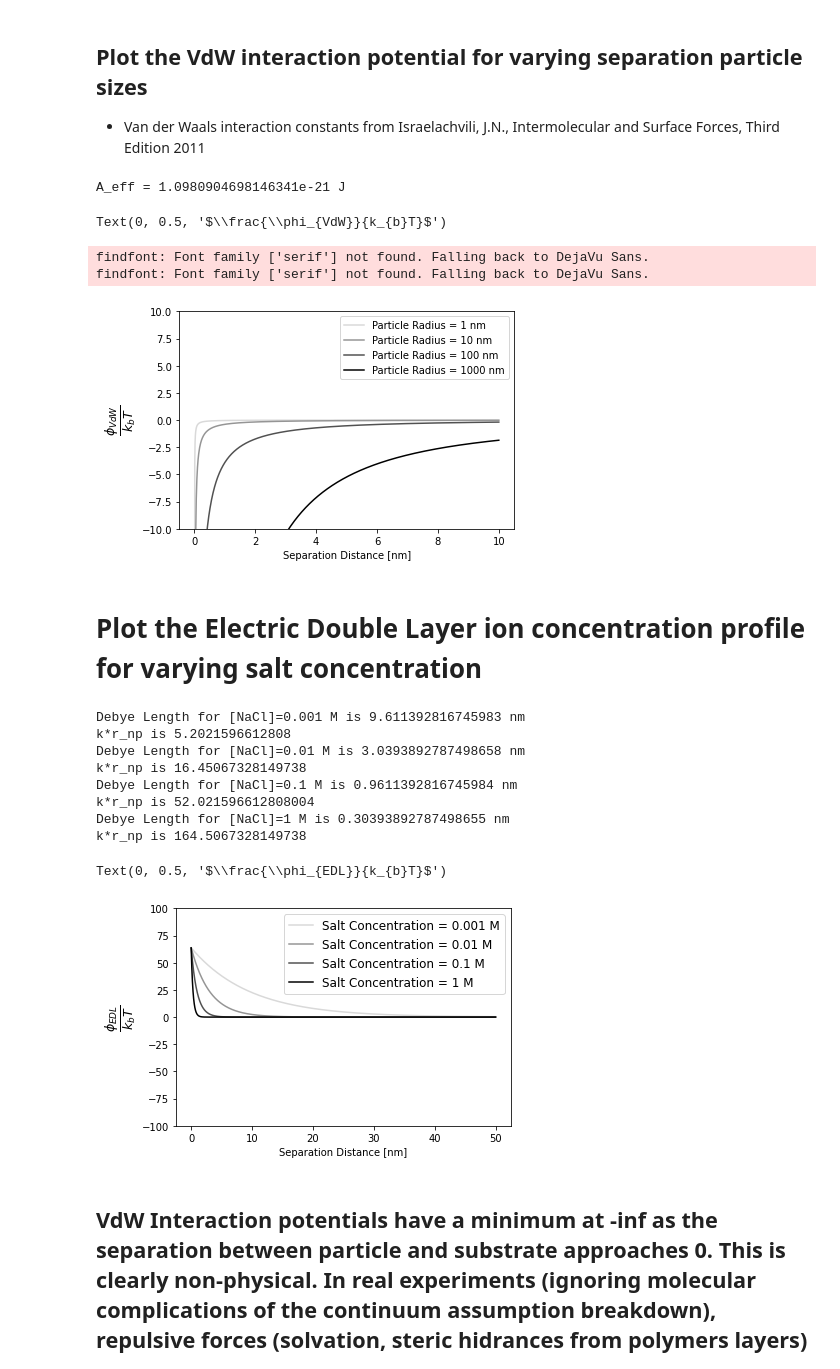
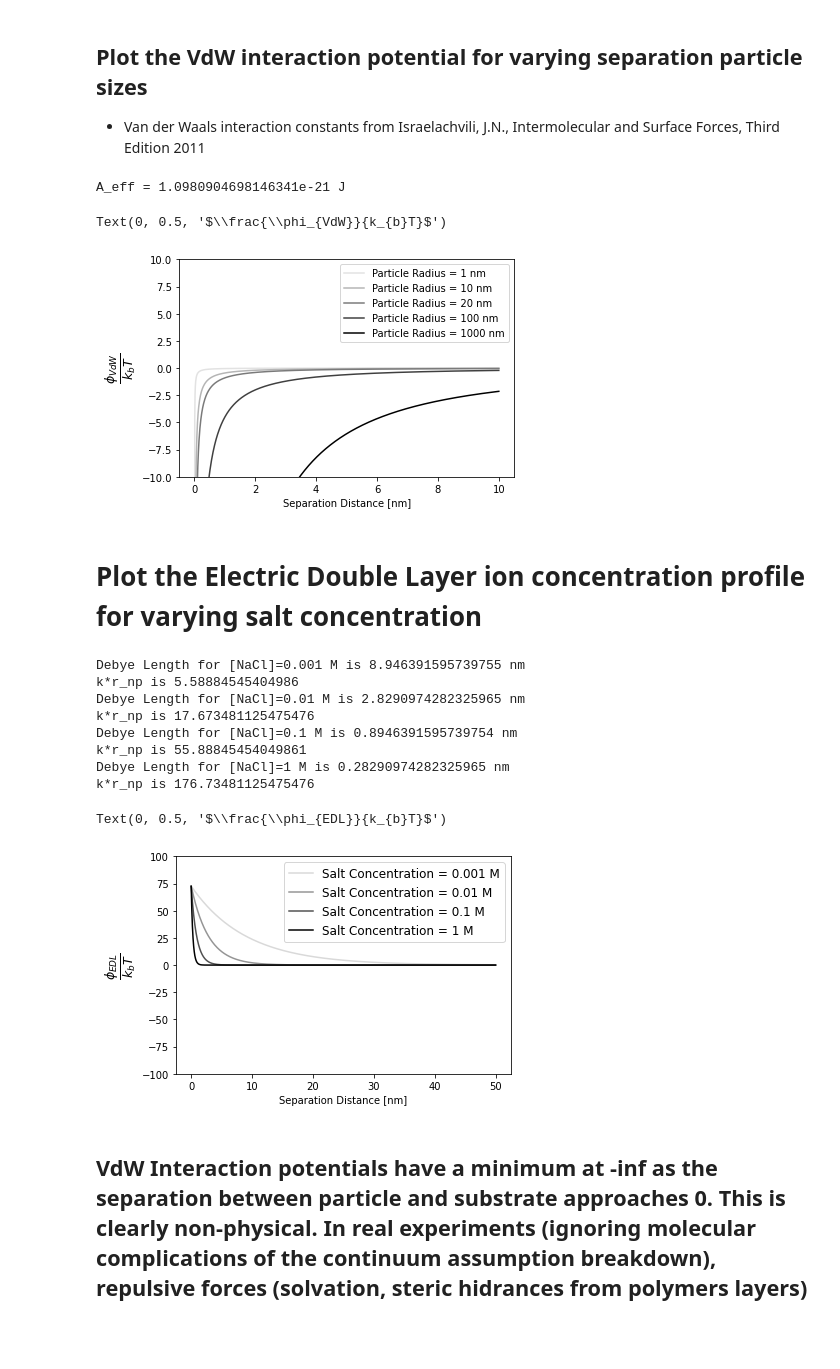
Before and after one commit to mikeboyle321/Macromolecular_Engineering_Nanoparticle_Transport, a Jupyter notebook: Worked_Example_DLVO.ipynb, the cells around one changed output. Cells and saved outputs as stored; diff of their text form; code cells hidden in the pictures; blank space fills up the shorter version.

```diff
--- a/Worked_Example_DLVO.ipynb
+++ b/Worked_Example_DLVO.ipynb
@@ -31,7 +31,7 @@ lambda_char = 100*1E-9 # m, 100 nm characteristic retardation wavelength ~ ioniz
 e_0 = 8.85418782E-12 # F/m
 e_r = 78.4 # relative permittivity of water
 e_coulomb = 1.602176634E-19 # C
-T = 298 # K
+T = 237.15 + 21.04 # K
 Na = 6.022E23 #/mol, Avogadro
 # %% [markdown]
 ## Plot the VdW interaction potential for varying separation particle sizes
@@ -39,36 +39,34 @@ Na = 6.022E23 #/mol, Avogadro
 # %%
 # Define a function for calcuating VdW forces
 def calc_vdw(h_min, h_max, r_np_calc, A_vdw, lambda_ion):
   h_calc = np.linspace(h_min, h_max, 1000)*1E-9 # m
   r_calc = r_np_calc*1E-9 # converts nm to m
   phi_vdw_calc = (-A_vdw*r_calc*(1 + 14*h_calc/lambda_ion)**(-1))/(6*h_calc) # J
   return h_calc, phi_vdw_calc # returns m, J
 
 # Use combination rule to estimate Hamaker Constant, A_eff
 A_ps = np.mean([6.6E-20, 7.9E-20])  # J
 A_h2o = np.mean([3.7E-20, 5.5E-20]) # J
 A_sio2 = np.mean([5E-20, 6E-20]) # J
 A_eff = (np.sqrt(A_ps) - np.sqrt(A_h2o))*(np.sqrt(A_sio2) - np.sqrt(A_h2o)) # J
 print(f'A_eff = {A_eff} J')
 
 # define constants
-r_np = [1,10,100, 1000] #test  differnt parictle diameters, nm
+r_np = [1,10, 20, 100, 1000] #test  differnt parictle diameters, nm
 sep_min = 0.001 # nm
 sep_max = 10 # nm
 kT = kb*T
 for i, value in enumerate(r_np):
   h, phi_vdw = calc_vdw(h_min = sep_min, h_max = sep_max, r_np_calc = value, A_vdw=A_eff, lambda_ion = lambda_char)
   plt.plot(h*1E9, phi_vdw/kT, color =  plt.cm.Greys((1/len(r_np))*(i+1)), label = ('Particle Radius = ' + str(value) + ' nm'))
   plt.legend()
 plt.ylim([-10,10])
 plt.xlabel('Separation Distance [nm]')
 plt.ylabel(r'$\frac{\phi_{VdW}}{k_{b}T}$', fontsize=18)
 # %% [output]
 A_eff = 1.0980904698146341e-21 J
 Text(0, 0.5, '$\\frac{\\phi_{VdW}}{k_{b}T}$')
-findfont: Font family ['serif'] not found. Falling back to DejaVu Sans.
-findfont: Font family ['serif'] not found. Falling back to DejaVu Sans.
-[figure, old version]
+[figure, new version]
 # %% [markdown]
 # Plot the Electric Double Layer ion concentration profile for varying salt concentration
 # %%
@@ -103,7 +101,7 @@ def calc_edl(h_min, h_max, r_np_calc, c_s_bulk_calc, z_ion_calc, psi_p_calc, psi
                   )
   print(f'Debye Length for [NaCl]={c_s_bulk_calc} M is {1/debye_param_calc*1E9} nm')
   print(f'k*r_np is {debye_param_calc*r_calc}')
-  return h_calc, phi_edl_calc # returns m, J
+  return h_calc, phi_edl_calc, 1/debye_param_calc*1E9 # returns m, J, nm - debye length
 
 r_np = 50 # nm
 psi_s = -25# mV
@@ -116,7 +114,7 @@ sep_min = 0.001 # nm
 sep_max = 50 # nm
 kT = kb*T
 for i, value in enumerate(c_salt):
-  h, phi_edl = calc_edl(h_min=sep_min, h_max=sep_max, r_np_calc=r_np, c_s_bulk_calc=value, z_ion_calc=z, psi_p_calc=psi_p, psi_s_calc=psi_s)
+  h, phi_edl, debye_length = calc_edl(h_min=sep_min, h_max=sep_max, r_np_calc=r_np, c_s_bulk_calc=value, z_ion_calc=z, psi_p_calc=psi_p, psi_s_calc=psi_s)
   plt.plot(h*1E9, phi_edl/kT, color =  plt.cm.Greys((1/len(c_salt))*(i+1)), label = ('Salt Concentration = ' + str(value) + ' M'))
 plt.legend(fontsize=12)
 plt.ylim([-100,100])
@@ -124,14 +122,14 @@ plt.ylim([-100,100])
 plt.xlabel('Separation Distance [nm]')
 plt.ylabel(r'$\frac{\phi_{EDL}}{k_{b}T}$', fontsize=18)
 # %% [output]
-Debye Length for [NaCl]=0.001 M is 9.611392816745983 nm
-k*r_np is 5.2021596612808
-Debye Length for [NaCl]=0.01 M is 3.0393892787498658 nm
-k*r_np is 16.45067328149738
-Debye Length for [NaCl]=0.1 M is 0.9611392816745984 nm
-k*r_np is 52.021596612808004
-Debye Length for [NaCl]=1 M is 0.30393892787498655 nm
-k*r_np is 164.5067328149738
+Debye Length for [NaCl]=0.001 M is 8.946391595739755 nm
+k*r_np is 5.58884545404986
+Debye Length for [NaCl]=0.01 M is 2.8290974282325965 nm
+k*r_np is 17.673481125475476
+Debye Length for [NaCl]=0.1 M is 0.8946391595739754 nm
+k*r_np is 55.88845454049861
+Debye Length for [NaCl]=1 M is 0.28290974282325965 nm
+k*r_np is 176.73481125475476
 Text(0, 0.5, '$\\frac{\\phi_{EDL}}{k_{b}T}$')
 [figure]
 # %% [markdown]
```
Also changed, not shown: parts of 1 cell of this notebook.
